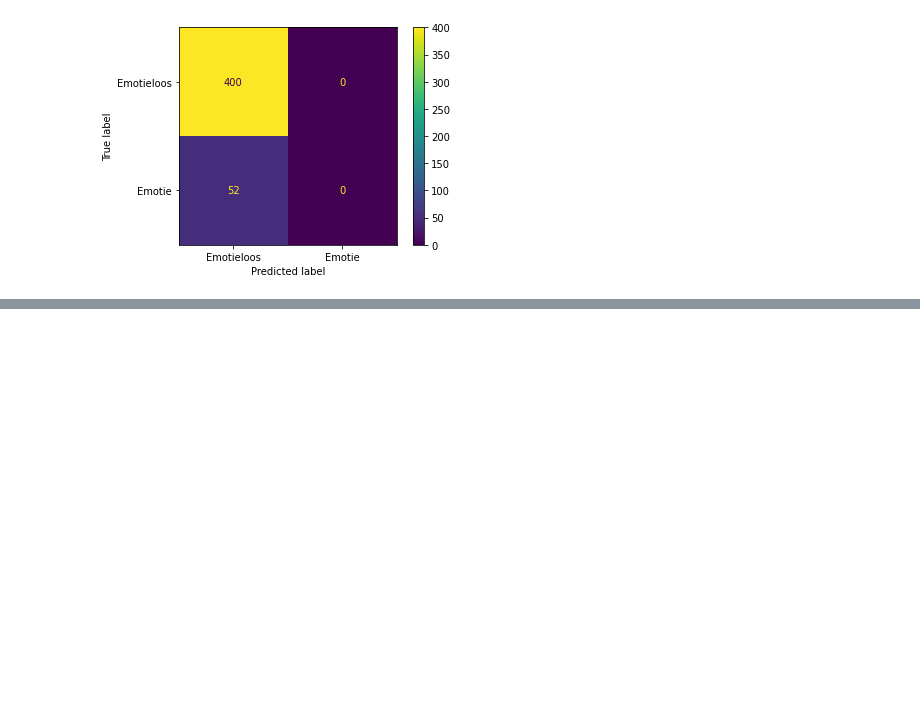
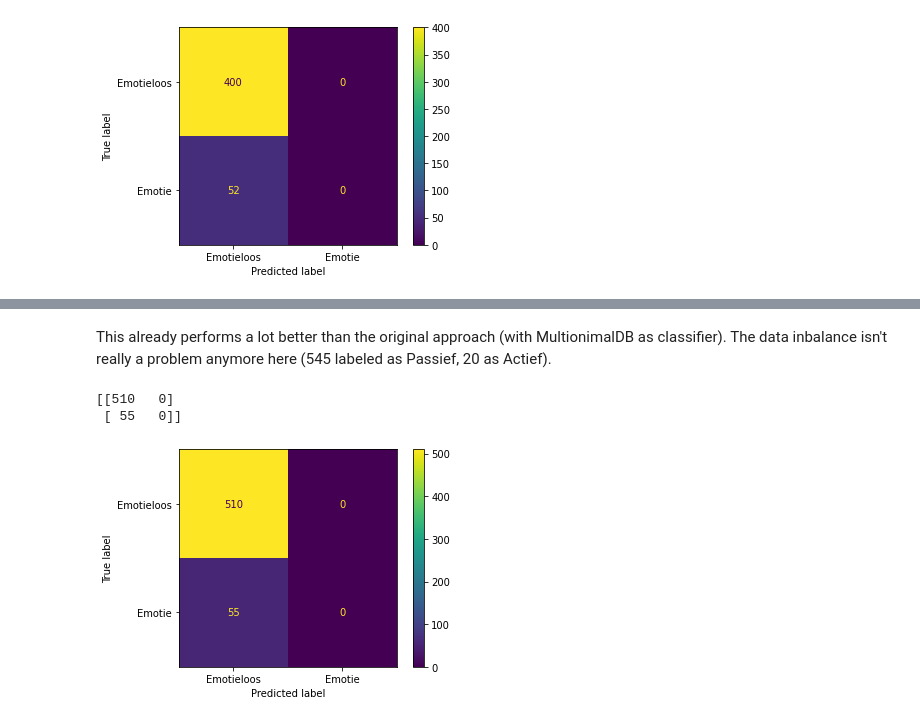
Before and after one commit to arnodeceuninck/news-headlines-research, a Jupyter notebook: 1 Label classification.ipynb, the cells around one changed output, grey strips where cells are left out. Drawn from its saved outputs; the diff is of its cells as text; code cells hidden in the pictures; blank space fills up the shorter version.

```diff
--- a/1 Label classification.ipynb
+++ b/1 Label classification.ipynb
@@ -1058,0 +1185,11 @@ weighted avg       0.78      0.88      0.83       452
+# %% [markdown]
+This already performs a lot better than the original approach (with MultionimalDB as classifier). The data inbalance isn't really a problem anymore here (545 labeled as Passief, 20 as Actief).
+# %%
+from sklearn.naive_bayes import MultinomialNB
+
+clf = MultinomialNB().fit(xtrain_tfidf, train_y)
+confusion_matrix(valid_y, clf.predict(xvalid_tfidf))
+# %% [output]
+[[510   0]
+ [ 55   0]]
+[figure, added]
```
Also changed, not shown: parts of 92 cells of this notebook.
